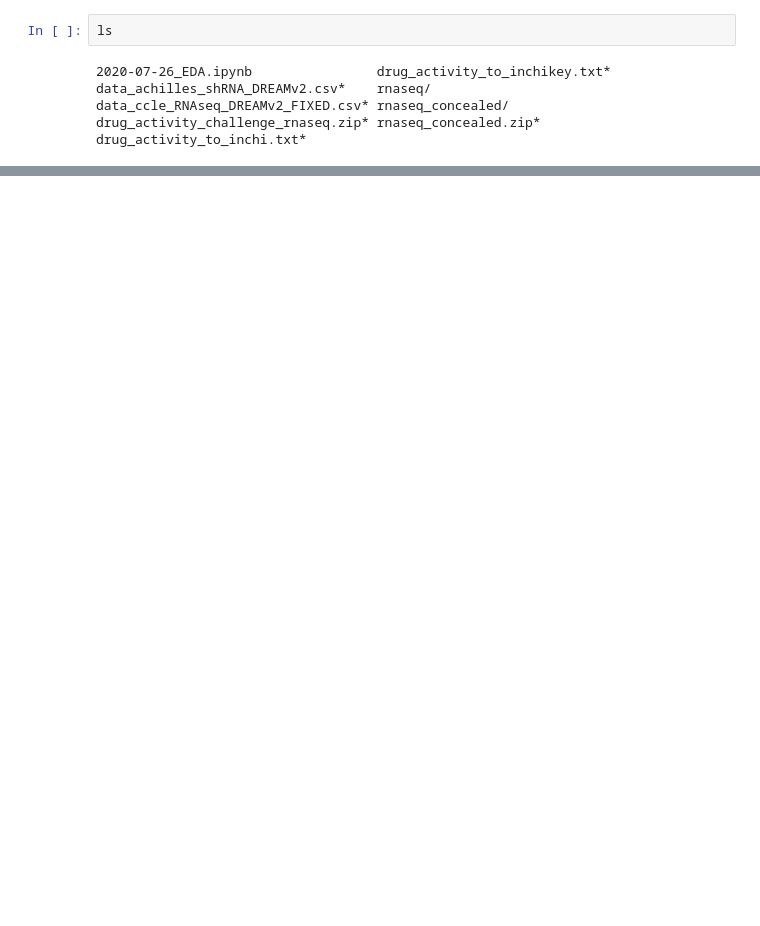
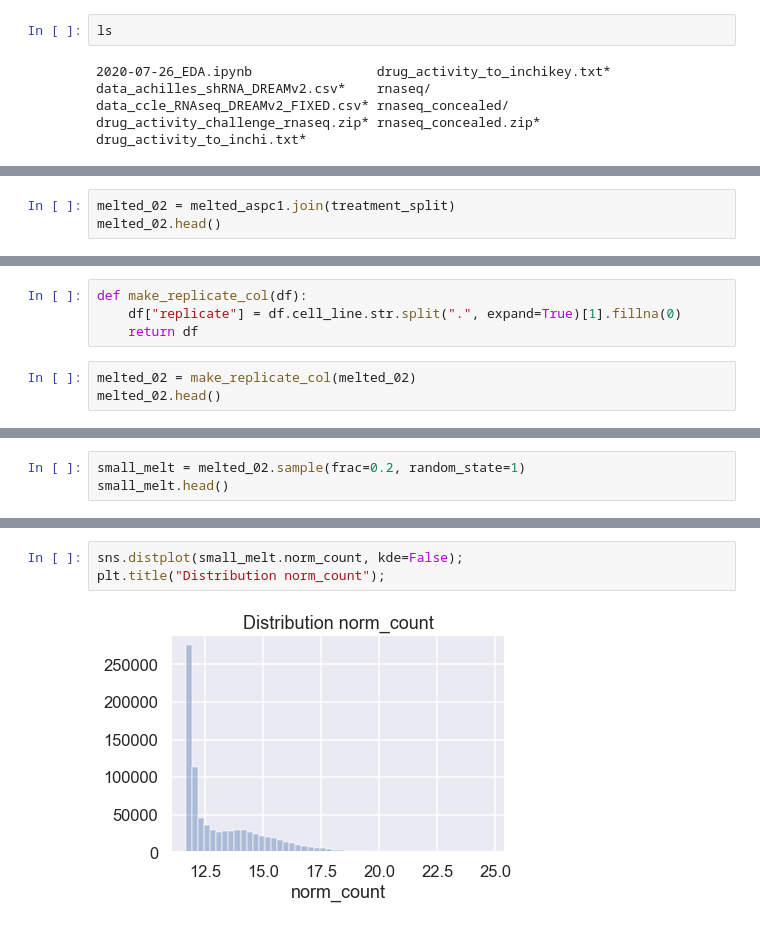
Before and after one commit to Karihizombo2016/CTD-squared-Pancancer-Chemosensitivity-DREAM-Challenge, a Jupyter notebook: 01_Raw_Data/2020-07-26_EDA.ipynb, the cells around one changed output, grey strips where cells are left out. Drawn from its saved outputs; the diff is of its cells as text; blank space fills up the shorter version.

```diff
--- a/01_Raw_Data/2020-07-26_EDA.ipynb
+++ b/01_Raw_Data/2020-07-26_EDA.ipynb
@@ -80,0 +260,3 @@ drug_activity_to_inchi.txt*
+# %%
+melted_02 = melted_aspc1.join(treatment_split)
+melted_02.head()
@@ -80,0 +270,7 @@ drug_activity_to_inchi.txt*
+# %%
+def make_replicate_col(df):
+    df["replicate"] = df.cell_line.str.split(".", expand=True)[1].fillna(0)
+    return df
+# %%
+melted_02 = make_replicate_col(melted_02)
+melted_02.head()
@@ -80,0 +309,3 @@ drug_activity_to_inchi.txt*
+# %%
+small_melt = melted_02.sample(frac=0.2, random_state=1)
+small_melt.head()
@@ -80,0 +414,5 @@ drug_activity_to_inchi.txt*
+# %%
+sns.distplot(small_melt.norm_count, kde=False);
+plt.title("Distribution norm_count");
+# %% [output]
+[figure, added]
```
Also changed, not shown: parts of 74 cells of this notebook.
